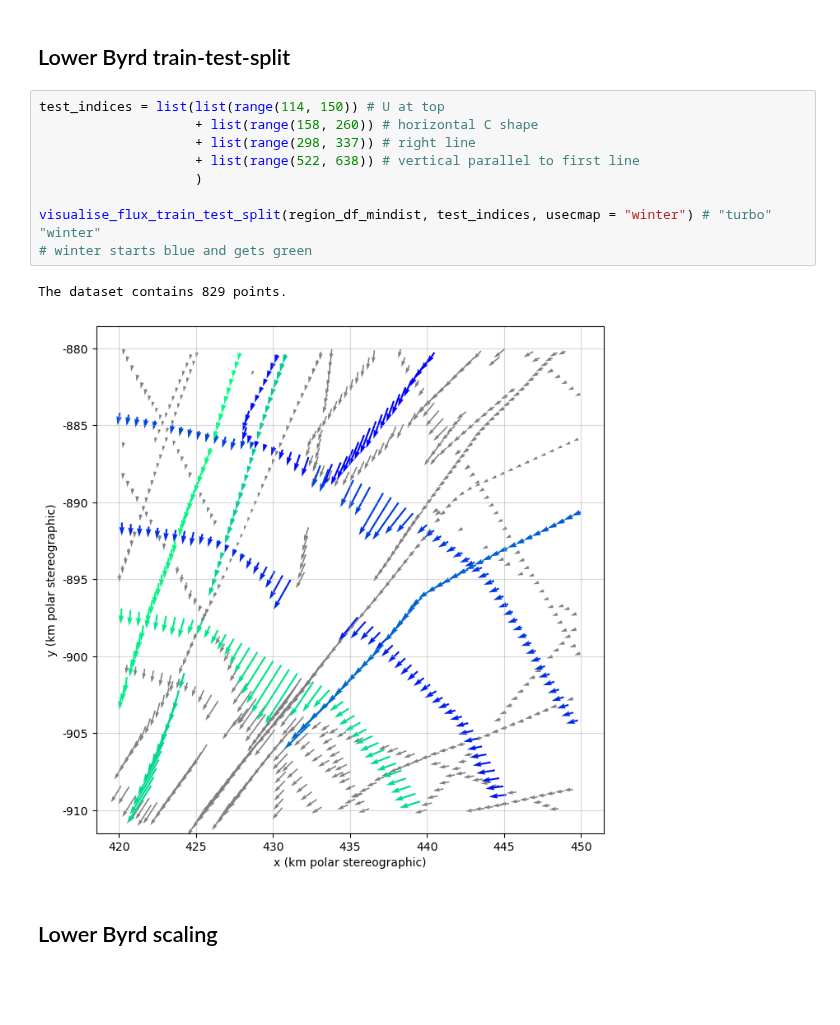
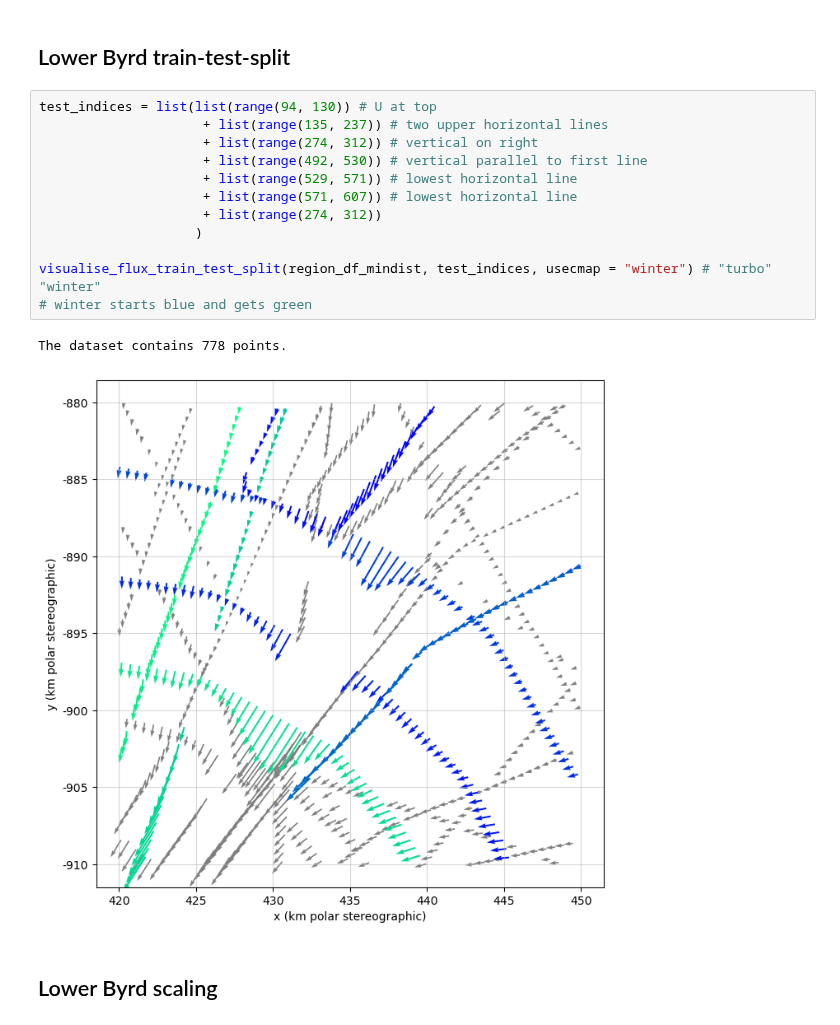
Before and after one commit to kimbente/ice_thickness, a Jupyter notebook: real_data_preprocess_regions.ipynb, the cells around one changed output. Saved outputs shown, nothing was run; the diff lists cells and outputs as text; blank space fills up the shorter version.

```diff
--- a/real_data_preprocess_regions.ipynb
+++ b/real_data_preprocess_regions.ipynb
@@ -658,18 +663,21 @@ lower_meta
 | 150 | UTIG_2010_ICECAP_AIR_BM3.csv | BM3 | airborne radar. | 0 (m) | 0.0 | -10.0 |
 # %% [markdown]
 ## Lower Byrd train-test-split
-# %%
-test_indices = list(list(range(114, 150)) # U at top
-                    + list(range(158, 260)) # horizontal C shape
-                    + list(range(298, 337)) # right line
-                    + list(range(522, 638)) # vertical parallel to first line
-                    )
-
-visualise_flux_train_test_split(region_df_mindist, test_indices, usecmap = "winter") # "turbo" "winter"
-# winter starts blue and gets green
-# %% [output]
-The dataset contains 829 points.
-[figure, removed]
+# %%
+test_indices = list(list(range(94, 130)) # U at top
+                     + list(range(135, 237)) # two upper horizontal lines
+                     + list(range(274, 312)) # vertical on right
+                     + list(range(492, 530)) # vertical parallel to first line
+                     + list(range(529, 571)) # lowest horizontal line
+                     + list(range(571, 607)) # lowest horizontal line
+                     + list(range(274, 312))
+                    )
+
+visualise_flux_train_test_split(region_df_mindist, test_indices, usecmap = "winter") # "turbo" "winter"
+# winter starts blue and gets green
+# %% [output]
+The dataset contains 778 points.
+[figure, added]
 # %% [markdown]
 ## Lower Byrd scaling
 # %%
```
Also changed, not shown: parts of 4 cells of this notebook, 17 other files.
